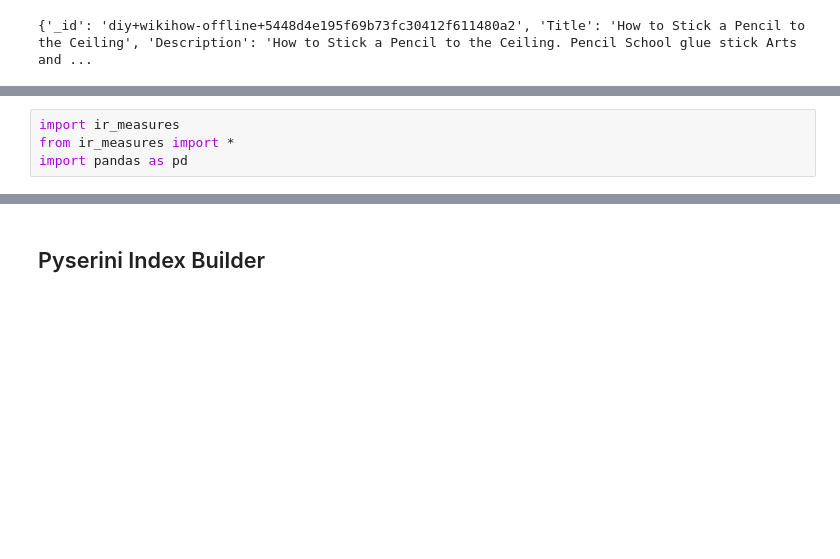
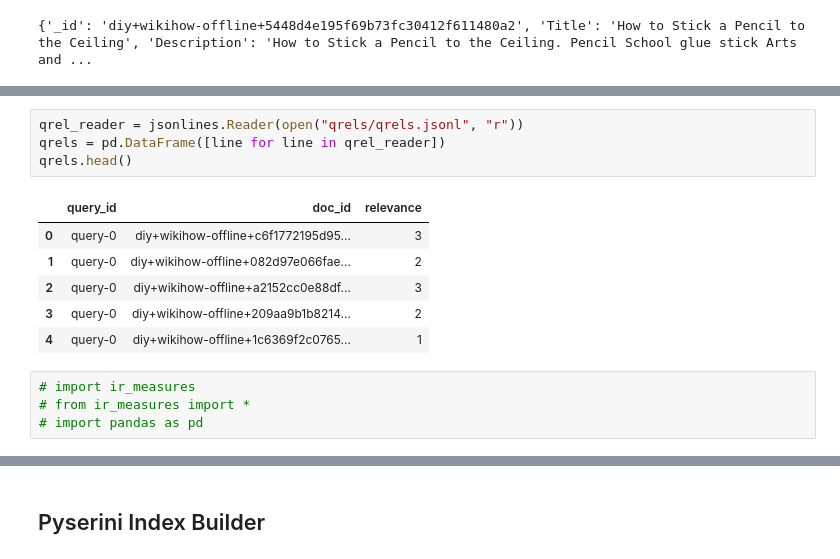
Before and after one commit to PhilipZubel/task-search-quality, a Jupyter notebook: main.ipynb, the cells around one changed output, grey strips where cells are left out. Saved outputs shown, nothing was run; the diff lists cells and outputs as text; blank space fills up the shorter version.

```diff
--- a/main.ipynb
+++ b/main.ipynb
@@ -58,4 +58,15 @@ pprint.pprint(stats)
+# %%
+qrel_reader = jsonlines.Reader(open("qrels/qrels.jsonl", "r"))
+qrels = pd.DataFrame([line for line in qrel_reader])
+qrels.head()
+# %% [output]
+|  | query_id | doc_id | relevance |
+| 0 | query-0 | diy+wikihow-offline+c6f1772195d95... | 3 |
+| 1 | query-0 | diy+wikihow-offline+082d97e066fae... | 2 |
+| 2 | query-0 | diy+wikihow-offline+a2152cc0e88df... | 3 |
+| 3 | query-0 | diy+wikihow-offline+209aa9b1b8214... | 2 |
+| 4 | query-0 | diy+wikihow-offline+1c6369f2c0765... | 1 |
 # %%
-import ir_measures
-from ir_measures import *
-import pandas as pd
+# import ir_measures
+# from ir_measures import *
+# import pandas as pd
```
Also changed, not shown: parts of 7 cells of this notebook, 3 other files.
